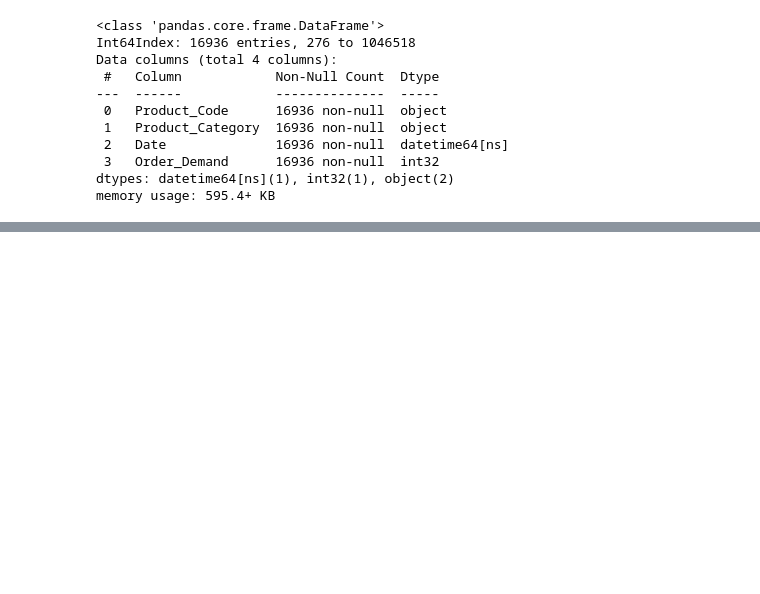
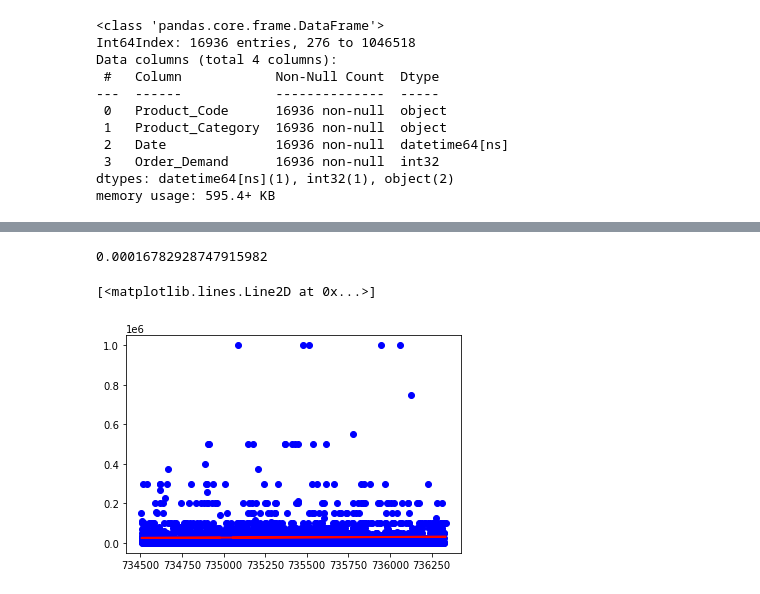
Before and after one commit to EricESeitz/EECS731_Proj5, a Jupyter notebook: notebook/EECS731_Proj5.ipynb, the cells around one changed output, grey strips where cells are left out. Cells and saved outputs as stored; diff of their text form; code cells hidden in the pictures; blank space fills up the shorter version.

```diff
--- a/notebook/EECS731_Proj5.ipynb
+++ b/notebook/EECS731_Proj5.ipynb
@@ -191,0 +238,9 @@ memory usage: 595.4+ KB
+# %%
+#Building the Model
+train_set_full = train_set.copy()
+
+train_set = train_set.drop(["Order_Demand"], axis=1)
+
+test_set_full = test_set.copy()
+
+test_set = test_set.drop(["Order_Demand"], axis=1)
@@ -191,0 +287,13 @@ memory usage: 595.4+ KB
+# %%
+#calculates the coefficient of determination or the r^2 of the model
+from sklearn.metrics import r2_score
+r2_score(test_set_full["Order_Demand"], order_pred)
+# %% [output]
+0.00016782928747915982
+# %%
+import matplotlib.pyplot as plt
+plt.scatter(test_set_full["Date"], test_set_full["Order_Demand"],  color='blue')
+plt.plot(test_set_full["Date"], order_pred, color='red', linewidth=2)
+# %% [output]
+[<matplotlib.lines.Line2D at 0x...>]
+[figure, added]
```
Also changed, not shown: parts of 38 cells of this notebook, 3 other files.
